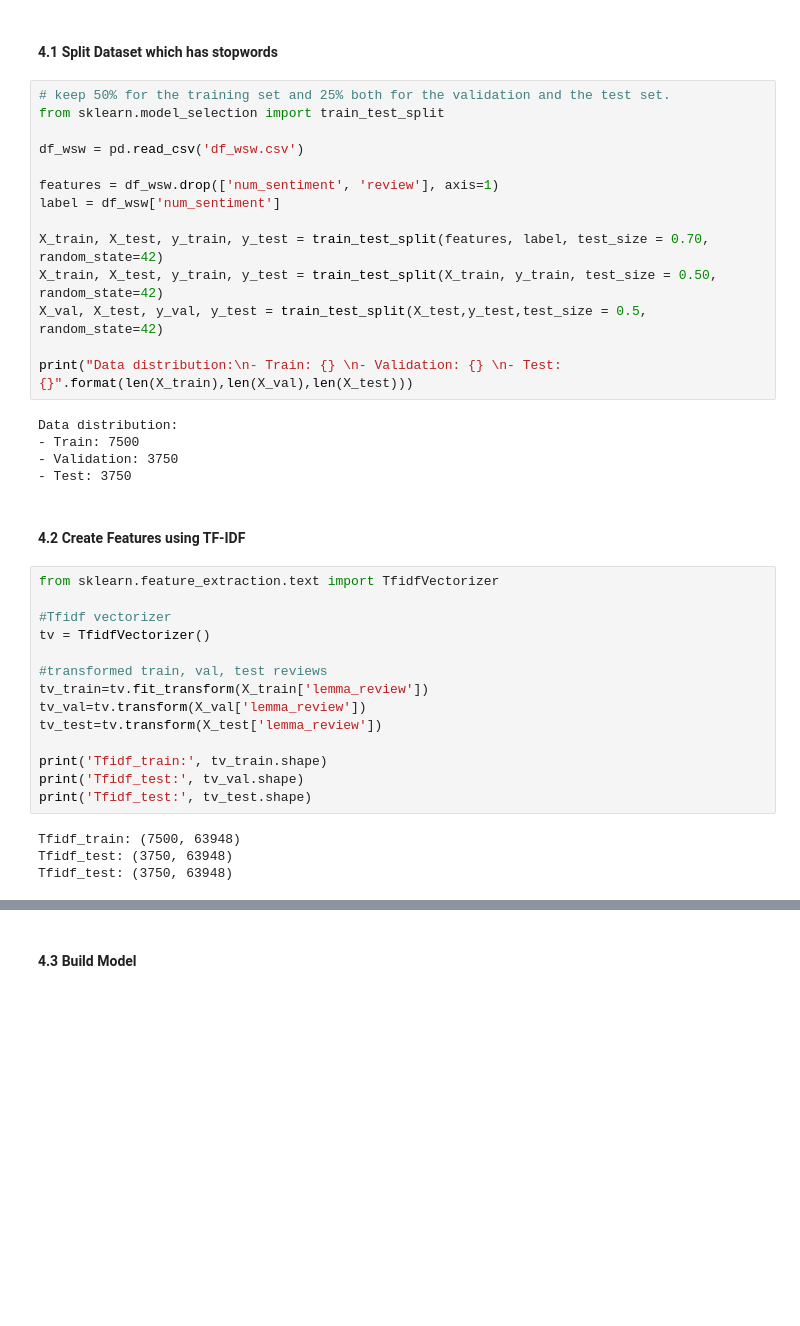
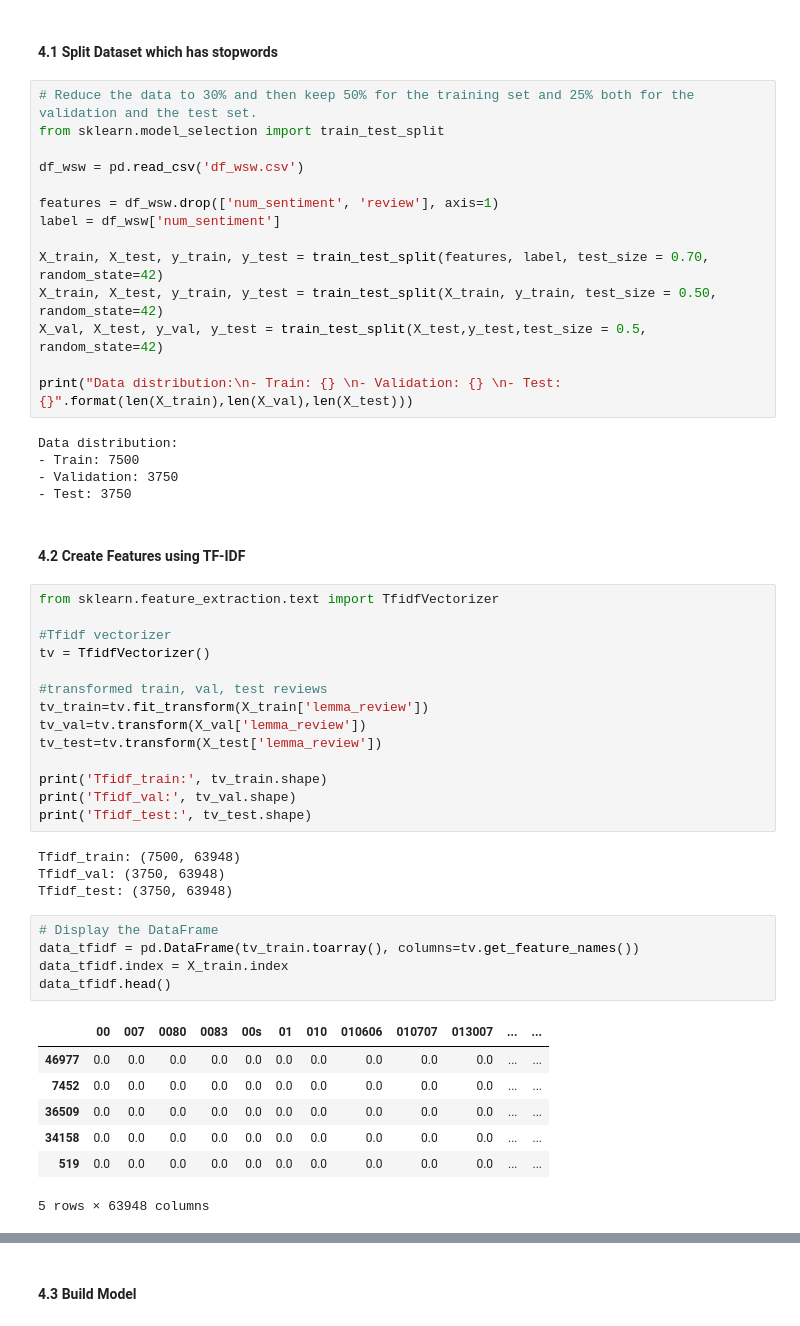
Before and after one commit to LarryLoveIV/Capstone-II, a Jupyter notebook: Model/Random Forest.ipynb, the cells around one changed output, grey strips where cells are left out. Drawn from its saved outputs; the diff is of its cells as text; blank space fills up the shorter version.

```diff
--- a/Model/Random Forest.ipynb
+++ b/Model/Random Forest.ipynb
@@ -430,7 +438,7 @@ MAX DEPTH: 10, # OF EST: 1000 -- Accuracy: 0.769, Precison: 0.767, Recall: 0.782
 # %% [markdown]
 #### 4.1 Split Dataset which has stopwords
 # %%
-# keep 50% for the training set and 25% both for the validation and the test set.
+# Reduce the data to 30% and then keep 50% for the training set and 25% both for the validation and the test set.
 from sklearn.model_selection import train_test_split
 
 df_wsw = pd.read_csv('df_wsw.csv')
@@ -462,9 +470,22 @@ tv_val=tv.transform(X_val['lemma_review'])
 tv_test=tv.transform(X_test['lemma_review'])
 
 print('Tfidf_train:', tv_train.shape)
-print('Tfidf_test:', tv_val.shape)
+print('Tfidf_val:', tv_val.shape)
 print('Tfidf_test:', tv_test.shape)
 # %% [output]
 Tfidf_train: (7500, 63948)
+Tfidf_val: (3750, 63948)
 Tfidf_test: (3750, 63948)
-Tfidf_test: (3750, 63948)
+# %%
+# Display the DataFrame
+data_tfidf = pd.DataFrame(tv_train.toarray(), columns=tv.get_feature_names())
+data_tfidf.index = X_train.index
+data_tfidf.head()
+# %% [output]
+|  | 00 | 007 | 0080 | 0083 | 00s | 01 | 010 | 010606 | 010707 | 013007 | ... | ... |
+| 46977 | 0.0 | 0.0 | 0.0 | 0.0 | 0.0 | 0.0 | 0.0 | 0.0 | 0.0 | 0.0 | ... | ... |
+| 7452 | 0.0 | 0.0 | 0.0 | 0.0 | 0.0 | 0.0 | 0.0 | 0.0 | 0.0 | 0.0 | ... | ... |
+| 36509 | 0.0 | 0.0 | 0.0 | 0.0 | 0.0 | 0.0 | 0.0 | 0.0 | 0.0 | 0.0 | ... | ... |
+| 34158 | 0.0 | 0.0 | 0.0 | 0.0 | 0.0 | 0.0 | 0.0 | 0.0 | 0.0 | 0.0 | ... | ... |
+| 519 | 0.0 | 0.0 | 0.0 | 0.0 | 0.0 | 0.0 | 0.0 | 0.0 | 0.0 | 0.0 | ... | ... |
+5 rows × 63948 columns
```
Also changed, not shown: parts of 51 cells of this notebook.
